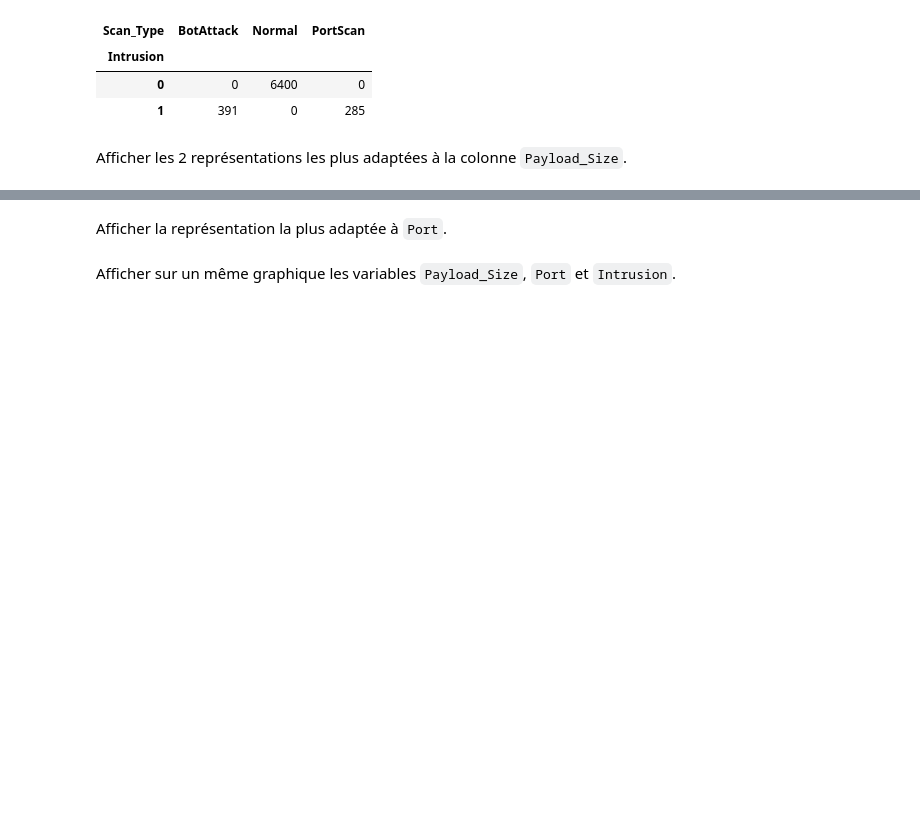
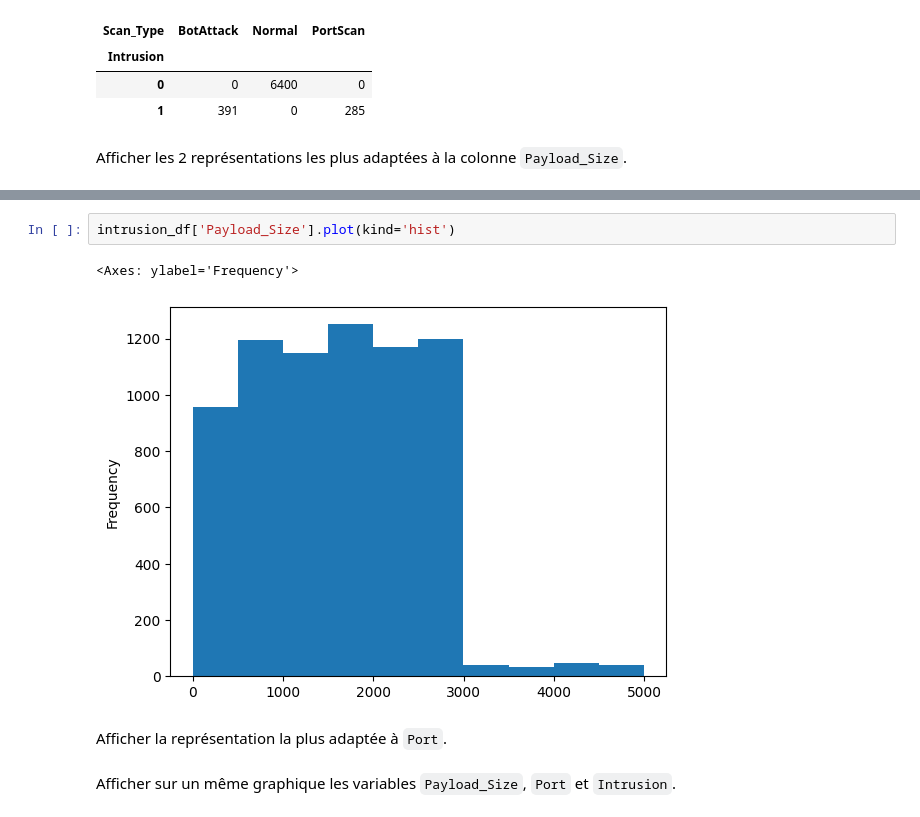
Before and after one commit to argonaultes-education/trde703-etl-auxerre-i1-2026, a Jupyter notebook: intrusion.ipynb, the cells around one changed output, grey strips where cells are left out. Saved outputs shown, nothing was run; the diff lists cells and outputs as text; blank space fills up the shorter version.

```diff
--- a/intrusion.ipynb
+++ b/intrusion.ipynb
@@ -77,3 +94,8 @@ Afficher les 2 représentations les plus adaptées à la colonne `Payload_Size`.
+# %%
+intrusion_df['Payload_Size'].plot(kind='hist')
+# %% [output]
+<Axes: ylabel='Frequency'>
+[figure, added]
 # %% [markdown]
 Afficher la représentation la plus adaptée à `Port`.
 # %% [markdown]
```
Also changed, not shown: parts of 2 cells of this notebook.
